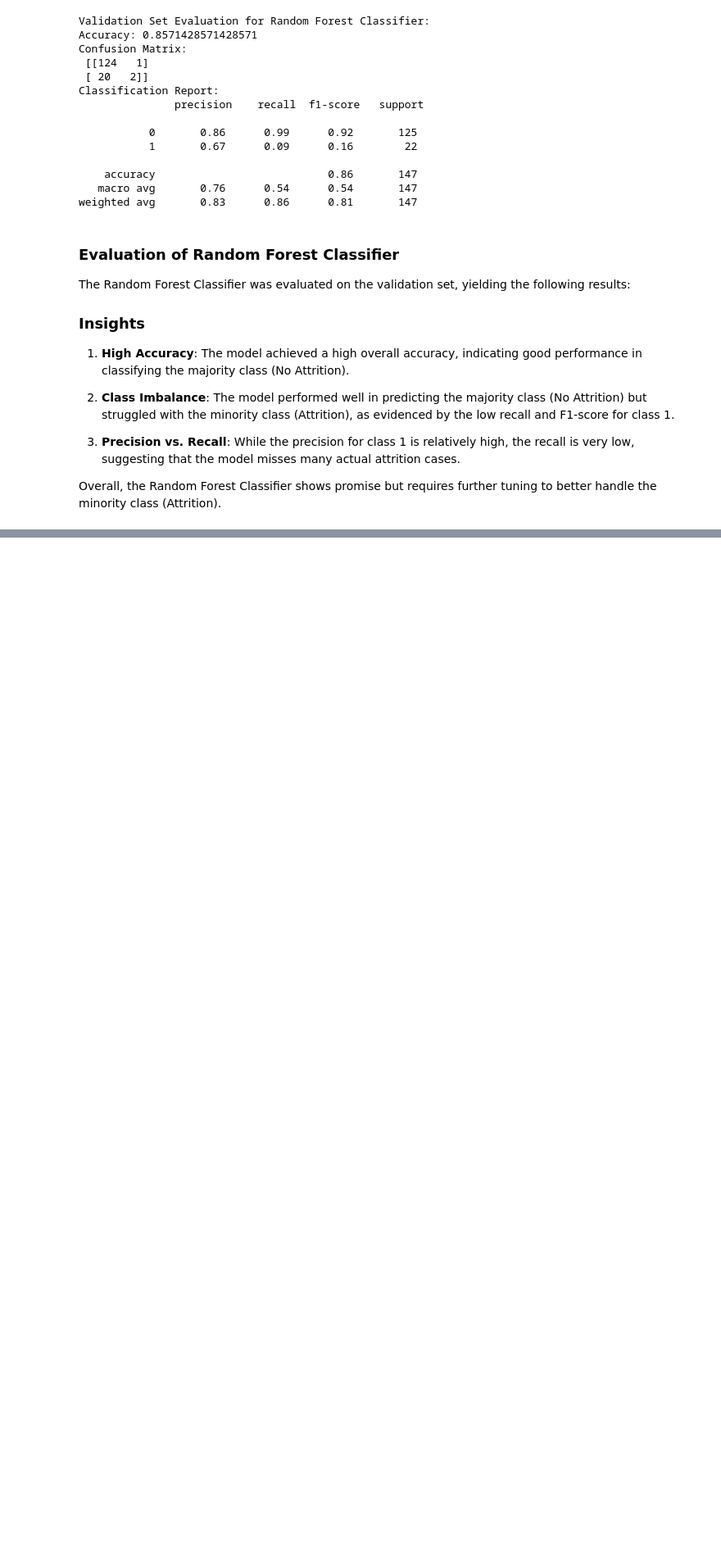
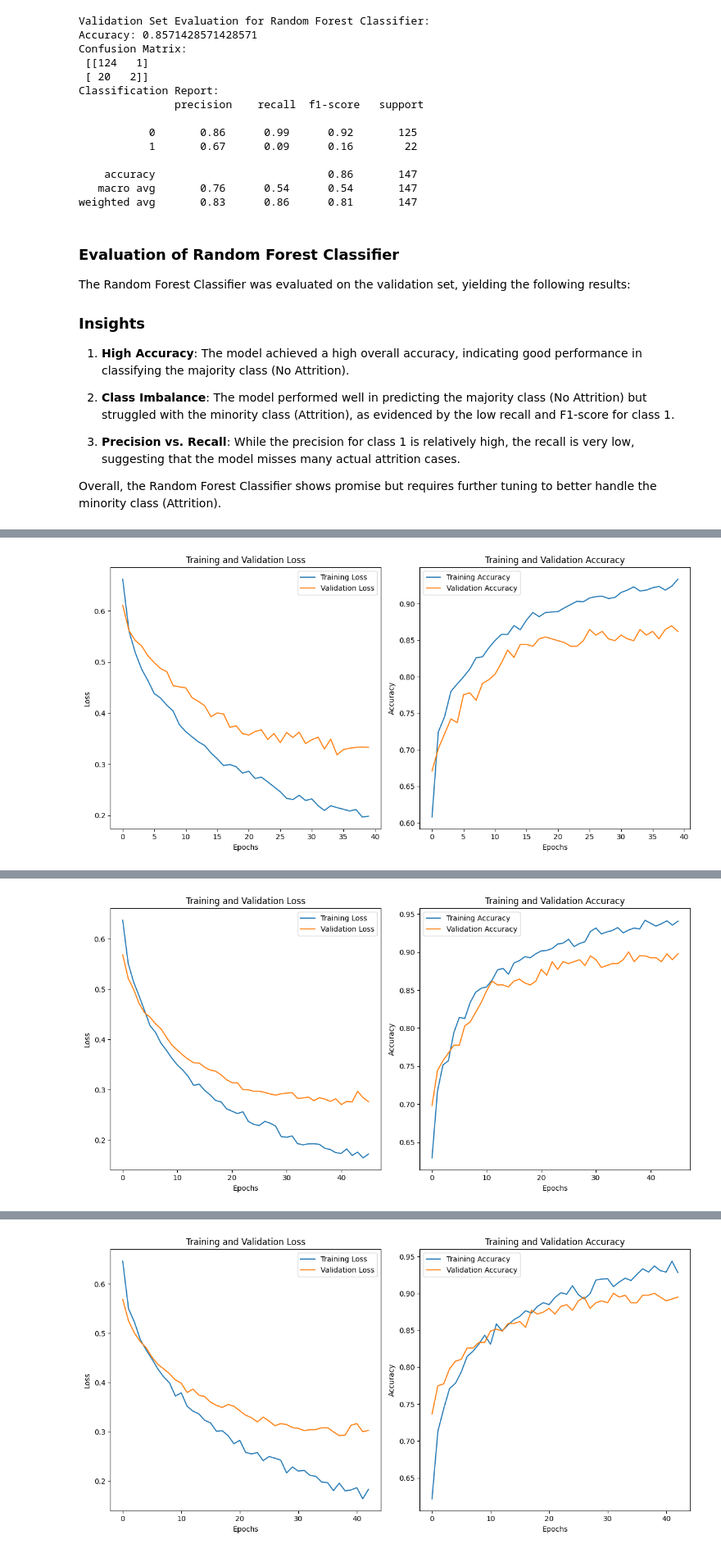
Before and after one commit to KiruluVidhumina/EmployeeAttritionAI, a Jupyter notebook: notebooks/employee_attrition_prediction.ipynb, the cells around one changed output, grey strips where cells are left out. Shown at 82% size. Cells and saved outputs as stored; diff of their text form; code cells hidden in the pictures; blank space fills up the shorter version.

Commit message:
ANN model performance improvements

```diff
--- a/notebooks/employee_attrition_prediction.ipynb
+++ b/notebooks/employee_attrition_prediction.ipynb
@@ -393,0 +470,10 @@ Overall, the ANN model showed strong performance with high accuracy and low loss
+# %%
+# Over-sample the data using SMOTE
+from imblearn.over_sampling import SMOTE
+
+smote = SMOTE(random_state=42)
+X_train_resampled, y_train_resampled = smote.fit_resample(X_train_num_scaled, y_train)
+
+# Print shapes after resampling
+print("Shape of X_train_resampled:", X_train_resampled.shape)
+print("Shape of y_train_resampled:", y_train_resampled.shape)
@@ -393,0 +483,61 @@ Overall, the ANN model showed strong performance with high accuracy and low loss
+# %%
+EarlyStopping = tf.keras.callbacks.EarlyStopping
+ReduceLROnPlateau = tf.keras.callbacks.ReduceLROnPlateau
+
+def plot_training_history(history):
+    plt.figure(figsize=(12, 6))
+    plt.subplot(1, 2, 1)
+    plt.plot(history.history['loss'], label='Training Loss')
+    plt.plot(history.history['val_loss'], label='Validation Loss')
+    plt.title('Training and Validation Loss')
+    plt.xlabel('Epochs')
+    plt.ylabel('Loss')
+    plt.legend()
+
+    plt.subplot(1, 2, 2)
+    plt.plot(history.history['accuracy'], label='Training Accuracy')
+    plt.plot(history.history['val_accuracy'], label='Validation Accuracy')
+    plt.title('Training and Validation Accuracy')
+    plt.xlabel('Epochs')
+    plt.ylabel('Accuracy')
+    plt.legend()
+
+    plt.tight_layout()
+    plt.show()
+
+# Define the ANN model with additional neurons and adjusted dropout rate
+def create_model():
+    input_layer = Input(shape=(X_train_num_scaled.shape[1],))
+    dense_layer_1 = Dense(30, activation='relu')(input_layer)
+    dropout_layer_1 = Dropout(0.1)(dense_layer_1)
+    dense_layer_2 = Dense(20, activation='relu')(dropout_layer_1)
+    output = Dense(1, activation='sigmoid')(dense_layer_2)
+
+    model = Model(inputs=input_layer, outputs=output)
+    model.compile(loss='binary_crossentropy', optimizer='adam', metrics=['accuracy'])
+    return model
+
+# Implement early stopping with reduced patience
+early_stopping = EarlyStopping(monitor='val_loss', patience=5, restore_best_weights=True)
+
+# Implement learning rate reduction on plateau
+lr_scheduler = ReduceLROnPlateau(monitor='val_loss', factor=0.5, patience=5, min_lr=1e-6)
+
+# Cross-validation setup
+kf = KFold(n_splits=5, shuffle=True, random_state=42)
+fold_no = 1
+for train_index, val_index in kf.split(X_train_resampled):
+    print(f"Training fold {fold_no}...")
+    X_train_fold, X_val_fold = X_train_resampled[train_index], X_train_resampled[val_index]
+    y_train_fold, y_val_fold = y_train_resampled.iloc[train_index], y_train_resampled.iloc[val_index]
+
+    model = create_model()
+    history = model.fit(X_train_fold, y_train_fold, batch_size=8, epochs=100, verbose=1, validation_data=(X_val_fold, y_val_fold), callbacks=[early_stopping, lr_scheduler])
+
+    plot_training_history(history)
+
+    # Evaluate the model
+    val_loss, val_accuracy = model.evaluate(X_val_fold, y_val_fold, verbose=0)
+    print(f"Fold {fold_no} - Validation Loss: {val_loss}, Validation Accuracy: {val_accuracy}")
+    fold_no += 1
+# %% [output]
@@ -393,0 +561 @@ Overall, the ANN model showed strong performance with high accuracy and low loss
+[figure, added]
@@ -393,0 +579 @@ Overall, the ANN model showed strong performance with high accuracy and low loss
+[figure, added]
@@ -393,0 +597 @@ Overall, the ANN model showed strong performance with high accuracy and low loss
+[figure, added]
```
Also changed, not shown: parts of 11 cells of this notebook.
